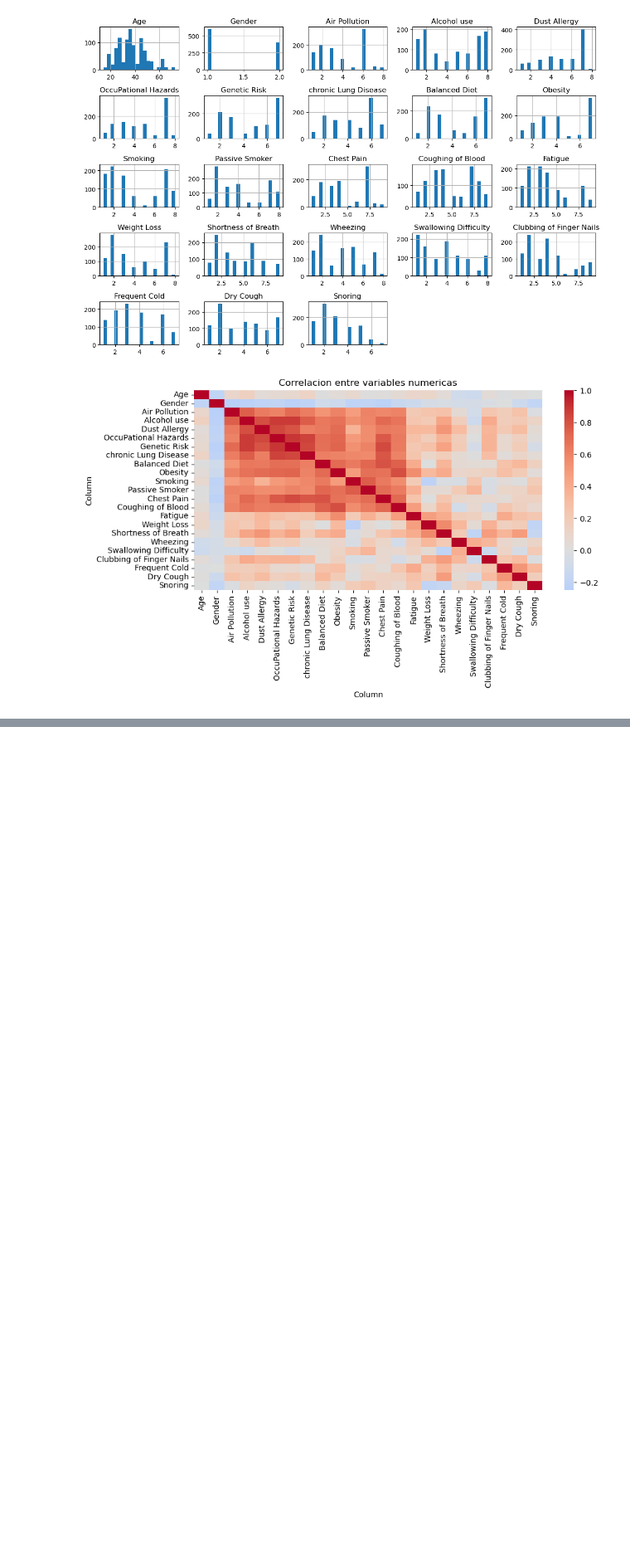
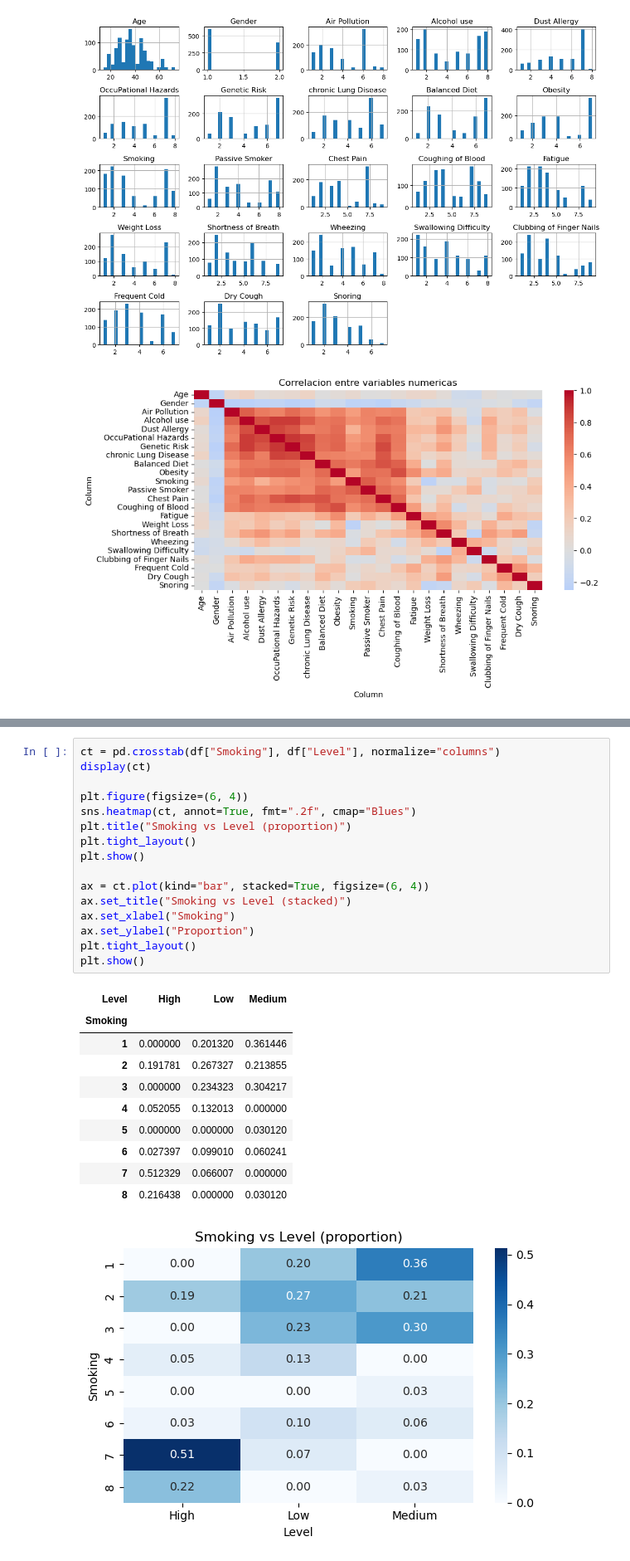
Before and after one commit to Amolihua/ML3037-GRUPO4-ALDIMI, a Jupyter notebook: cancer-stage-prediction.ipynb, the cells around one changed output, grey strips where cells are left out. Shown at 83% size. Drawn from its saved outputs; the diff is of its cells as text; blank space fills up the shorter version.

```diff
--- a/cancer-stage-prediction.ipynb
+++ b/cancer-stage-prediction.ipynb
@@ -206,0 +176,28 @@ Accuracy Score: 1.0
+# %%
+ct = pd.crosstab(df["Smoking"], df["Level"], normalize="columns")
+display(ct)
+
+plt.figure(figsize=(6, 4))
+sns.heatmap(ct, annot=True, fmt=".2f", cmap="Blues")
+plt.title("Smoking vs Level (proportion)")
+plt.tight_layout()
+plt.show()
+
+ax = ct.plot(kind="bar", stacked=True, figsize=(6, 4))
+ax.set_title("Smoking vs Level (stacked)")
+ax.set_xlabel("Smoking")
+ax.set_ylabel("Proportion")
+plt.tight_layout()
+plt.show()
+# %% [output]
+| Level | High | Low | Medium |
+| Smoking |  |  |  |
+| 1 | 0.000000 | 0.201320 | 0.361446 |
+| 2 | 0.191781 | 0.267327 | 0.213855 |
+| 3 | 0.000000 | 0.234323 | 0.304217 |
+| 4 | 0.052055 | 0.132013 | 0.000000 |
+| 5 | 0.000000 | 0.000000 | 0.030120 |
+| 6 | 0.027397 | 0.099010 | 0.060241 |
+| 7 | 0.512329 | 0.066007 | 0.000000 |
+| 8 | 0.216438 | 0.000000 | 0.030120 |
+[figure, added]
```
Also changed, not shown: parts of 9 cells of this notebook.
